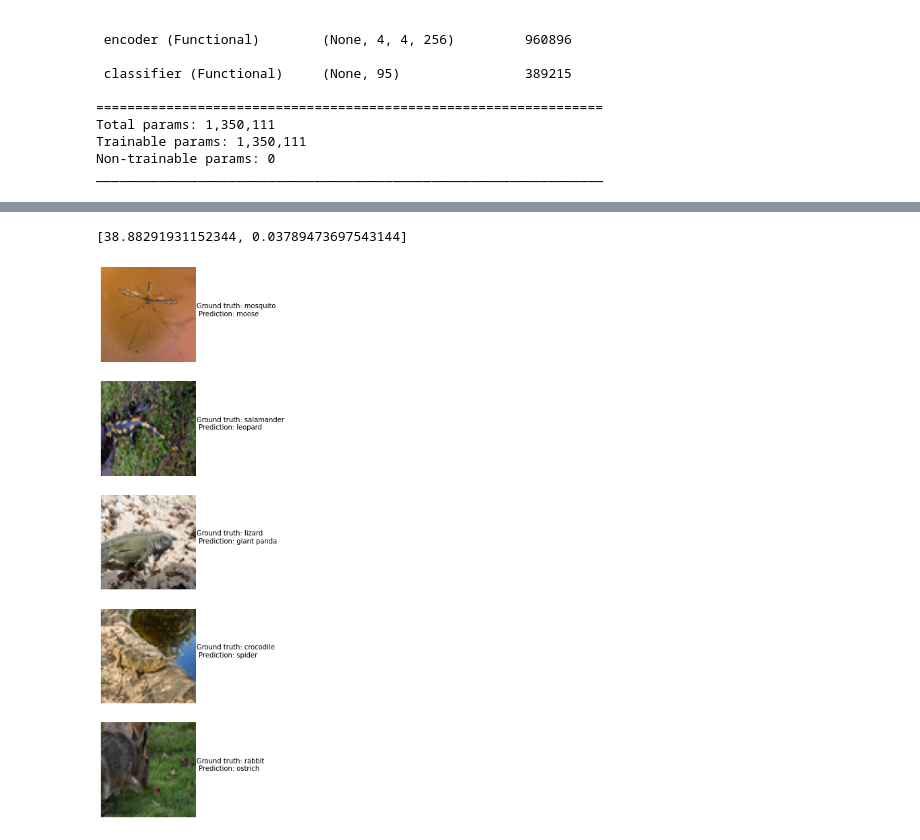
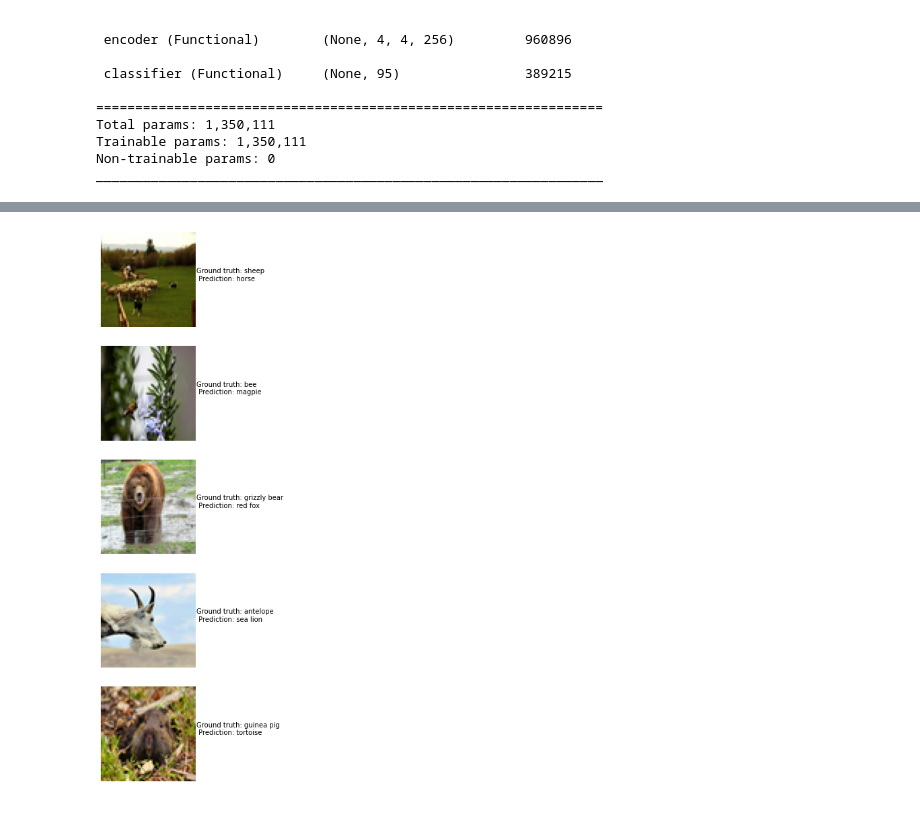
Before and after one commit to leagaze/contrastive-learning, a Jupyter notebook: Projet.ipynb, the cells around one changed output, grey strips where cells are left out. Drawn from its saved outputs; the diff is of its cells as text; code cells hidden in the pictures.

```diff
--- a/Projet.ipynb
+++ b/Projet.ipynb
@@ -460,8 +475,8 @@ def create_models():
 
   latent_inputs = Input(shape=(4,4,256), name='projecteur_input')
   latent = GlobalAveragePooling2D()(latent_inputs)
-  latent = Dense(512, activation="relu")(latent)
-  z = Dense(1024, activation="sigmoid")(latent)
+  latent = Dense(1024, activation="relu")(latent)
+  z = Dense(256, activation="sigmoid")(latent)
   projecteur = Model(latent_inputs, z, name='projecteur')
   outputs = projecteur(encoder(inputs))
   training_model = Model(inputs, outputs, name='SimCLR')
@@ -502,17 +517,18 @@ training_model,classif_model, encoder=create_models()
 
 #boucle custom training
 batch_size=256
-epochs=1000
+epochs=100
 history=[]
 
 # Instanciation d'un optimiseur et d'une fonction de coût.
 optimizer = LARSOptimizer(learning_rate=0.3*batch_size/256)
-loss_fn = contrastive_loss
+loss_fn = contrastive_loss_enzo
 training_model.compile(loss=loss_fn, optimizer=optimizer)
 # Préparation des métriques pour le suivi de la performance du modèle.
 test_acc_metric = keras.metrics.SparseCategoricalAccuracy()
 classif_model.compile(optimizer='Adam', loss=tf.keras.losses.SparseCategoricalCrossentropy(), metrics=[test_acc_metric])
-steps_per_epoch = int(x_lab.shape[0]/batch_size)
+steps_per_epoch = int(x_unlab.shape[0]/batch_size)
+indices_unlab = np.arange(x_unlab.shape[0])
 
 for epoch in range(epochs):
   cum_loss_value = 0
@@ -525,9 +541,10 @@ for epoch in range(epochs):
     print("epoch", epoch, "Accuracy ", accuracy)
     encoder.trainable=True
 
+  np.random.shuffle(indices_unlab)
   for step in range(steps_per_epoch):
     # Sélection des données du prochain batch
-    x_batch = x_unlab[step*batch_size: (step+1)*batch_size]
+    x_batch=x_unlab[indices_unlab[step*batch_size: (step+1)*batch_size]]
     ##y_batch = y_lab[step*batch_size: (step+1)*batch_size]
 
     # Etape nécessaire pour comparer y_batch à la sortie du réseau
@@ -552,6 +569,6 @@ for epoch in range(epochs):
       # Réalisation d'une itération de la descente de gradient (mise à jour des paramètres du réseau)
       optimizer.apply_gradients(zip(grads, training_model.trainable_weights))
 
-      cum_loss_value = cum_loss_value + loss_value
-      print("epoch", epoch, "Loss", loss_value)
+     # cum_loss_value = cum_loss_value + loss_value
+  print("epoch", epoch, "Loss", loss_value)
 # %% [output]
@@ -604,13 +636,10 @@ Epoch 30/30
 # %%
-preds=classif_model.predict(x_test)
-#print(preds.shape)
 fig, axes = plt.subplots(5, 1, figsize=(15, 15))
+indexes=np.random.choice(len(y_test), 5)
 for i in range(5):
-  axes[i].imshow(x_test[i*101]/255.)
-  true_text = CLASSES[int(y_test[i*101])]
-  pred_text = CLASSES[np.argmax(preds[i*101])]
+  axes[i].imshow(x_test[indexes[i]]/255.)
+  true_text = CLASSES[int(y_test[indexes[i]])]
+  pred_text = CLASSES[np.argmax(preds[indexes[i]])]
   axes[i].axis('off')
   axes[i].text(64, 32, 'Ground truth: ' + true_text + '\n' + ' Prediction: ' + pred_text)
-
-classif_model.evaluate(x_test, np.expand_dims(y_test,1))
 # %% [output]
@@ -618,2 +646 @@ classif_model.evaluate(x_test, np.expand_dims(y_test,1))
-[38.88291931152344, 0.03789473697543144]
-[figure, old version]
+[figure, new version]
```
Also changed, not shown: parts of 13 cells of this notebook.
